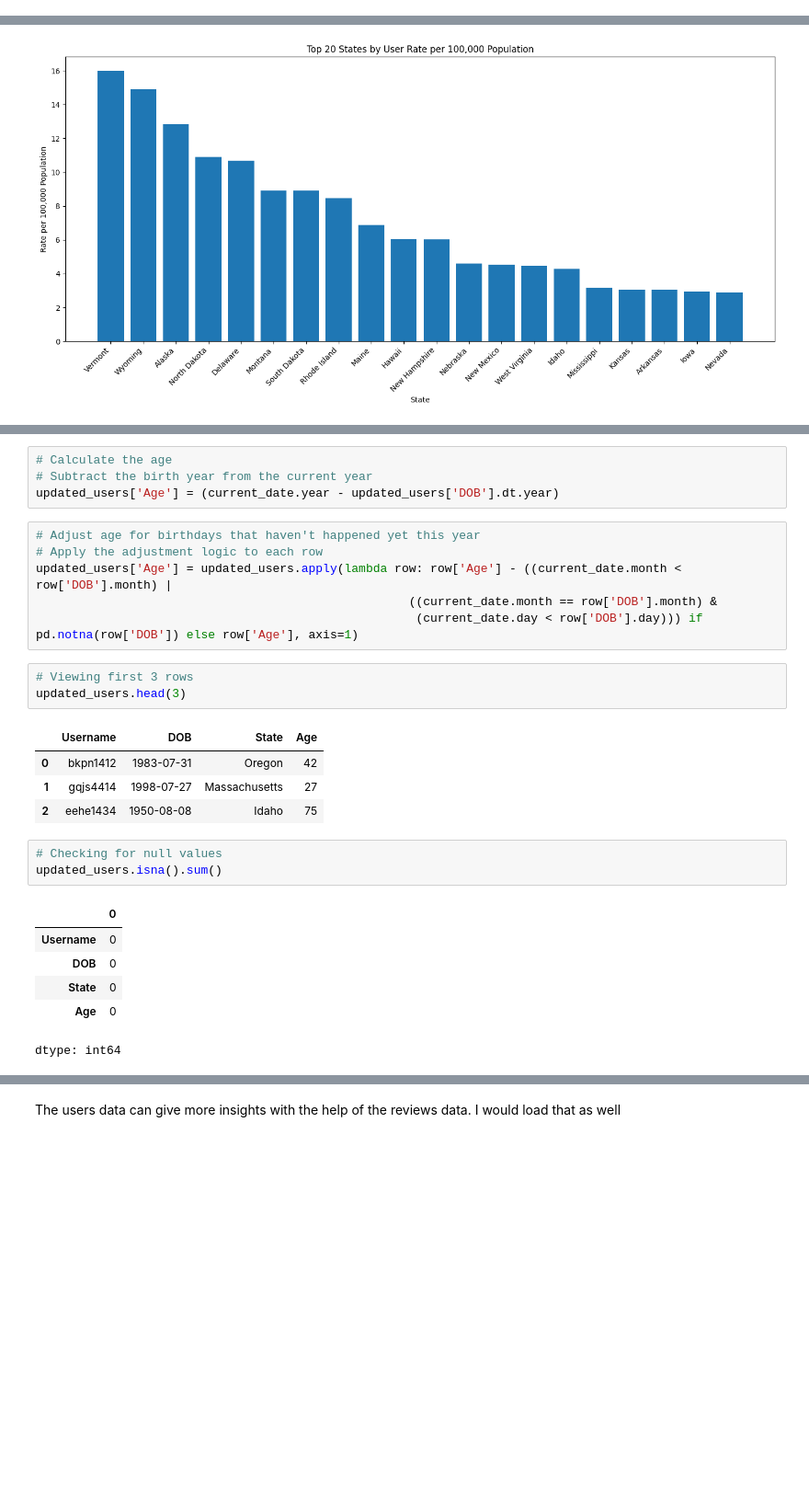
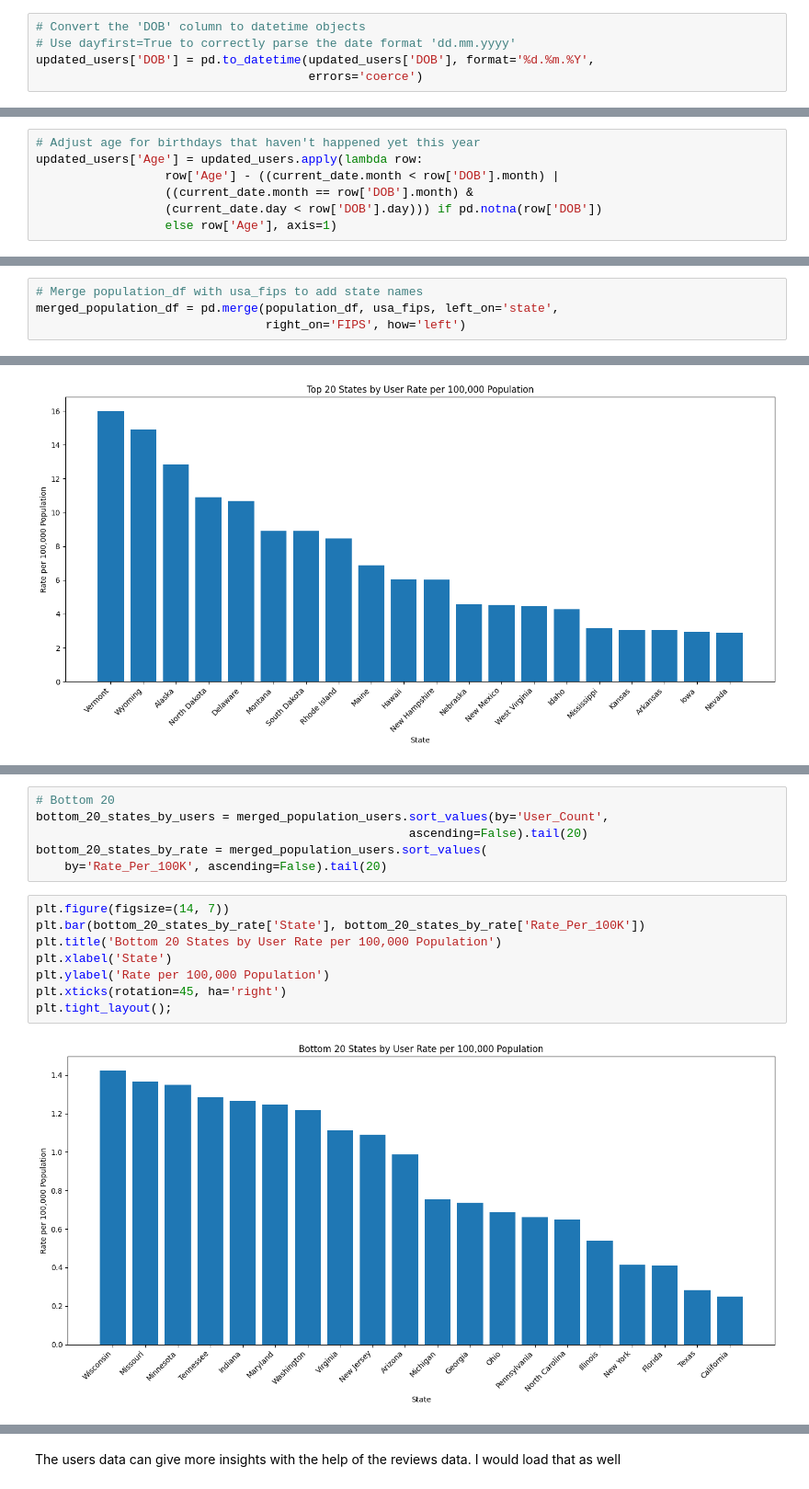
Before and after one commit to RedeemerNtumy/JCPennyConsultancyProject, a Jupyter notebook: 3549063_BD2.ipynb, the cells around one changed output, grey strips where cells are left out. Shown at 92% size. Cells and saved outputs as stored; diff of their text form; blank space fills up the shorter version.

```diff
--- a/3549063_BD2.ipynb
+++ b/3549063_BD2.ipynb
@@ -103,0 +205,5 @@ updated_products["SKU"] = updated_products["SKU"].fillna("MISSING_SKU")
+# %%
+# Convert the 'DOB' column to datetime objects
+# Use dayfirst=True to correctly parse the date format 'dd.mm.yyyy'
+updated_users['DOB'] = pd.to_datetime(updated_users['DOB'], format='%d.%m.%Y',
+                                      errors='coerce')
@@ -103,0 +217,7 @@ updated_products["SKU"] = updated_products["SKU"].fillna("MISSING_SKU")
+# %%
+# Adjust age for birthdays that haven't happened yet this year
+updated_users['Age'] = updated_users.apply(lambda row:
+                  row['Age'] - ((current_date.month < row['DOB'].month) |
+                  ((current_date.month == row['DOB'].month) &
+                  (current_date.day < row['DOB'].day))) if pd.notna(row['DOB'])
+                  else row['Age'], axis=1)
@@ -103,0 +288,4 @@ updated_products["SKU"] = updated_products["SKU"].fillna("MISSING_SKU")
+# %%
+# Merge population_df with usa_fips to add state names
+merged_population_df = pd.merge(population_df, usa_fips, left_on='state',
+                                right_on='FIPS', how='left')
@@ -429,28 +503,16 @@ current_date = pd.to_datetime('today')
-# %%
-# Calculate the age
-# Subtract the birth year from the current year
-updated_users['Age'] = (current_date.year - updated_users['DOB'].dt.year)
-# %%
-# Adjust age for birthdays that haven't happened yet this year
-# Apply the adjustment logic to each row
-updated_users['Age'] = updated_users.apply(lambda row: row['Age'] - ((current_date.month < row['DOB'].month) |
-                                                    ((current_date.month == row['DOB'].month) &
-                                                     (current_date.day < row['DOB'].day))) if pd.notna(row['DOB']) else row['Age'], axis=1)
-# %%
-# Viewing first 3 rows
-updated_users.head(3)
-# %% [output]
-|  | Username | DOB | State | Age |
-| 0 | bkpn1412 | 1983-07-31 | Oregon | 42 |
-| 1 | gqjs4414 | 1998-07-27 | Massachusetts | 27 |
-| 2 | eehe1434 | 1950-08-08 | Idaho | 75 |
-# %%
-# Checking for null values
-updated_users.isna().sum()
-# %% [output]
-|  | 0 |
-| Username | 0 |
-| DOB | 0 |
-| State | 0 |
-| Age | 0 |
-dtype: int64
+# %%
+# Bottom 20
+bottom_20_states_by_users = merged_population_users.sort_values(by='User_Count',
+                                                    ascending=False).tail(20)
+bottom_20_states_by_rate = merged_population_users.sort_values(
+    by='Rate_Per_100K', ascending=False).tail(20)
+# %%
+plt.figure(figsize=(14, 7))
+plt.bar(bottom_20_states_by_rate['State'], bottom_20_states_by_rate['Rate_Per_100K'])
+plt.title('Bottom 20 States by User Rate per 100,000 Population')
+plt.xlabel('State')
+plt.ylabel('Rate per 100,000 Population')
+plt.xticks(rotation=45, ha='right')
+plt.tight_layout();
+# %% [output]
+[figure, added]
```
Also changed, not shown: parts of 143 cells of this notebook.
